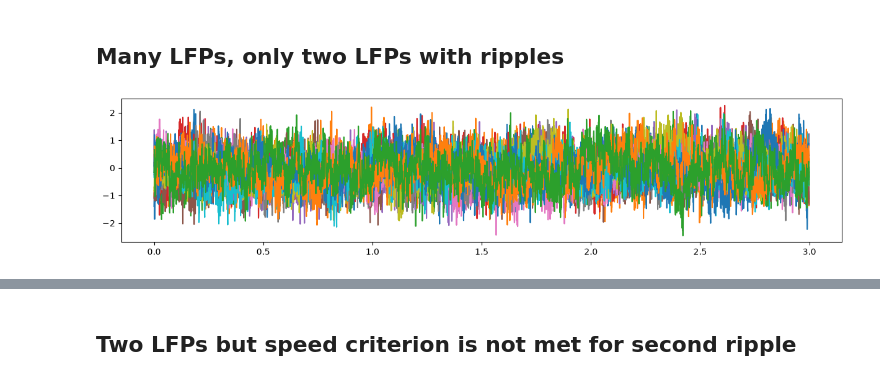
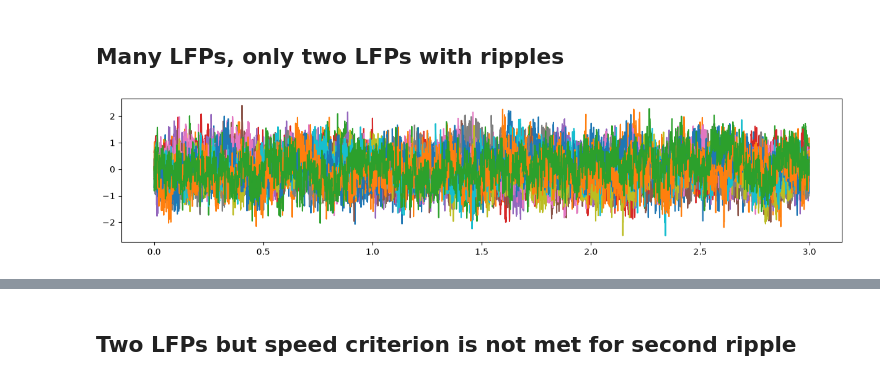
Before and after one commit to Eden-Kramer-Lab/ripple_detection, a Jupyter notebook: examples/detection_examples.ipynb, the cells around one changed output, grey strips where cells are left out. Cells and saved outputs as stored; diff of their text form; code cells hidden in the pictures.

```diff
--- a/examples/detection_examples.ipynb
+++ b/examples/detection_examples.ipynb
@@ -234,29 +235,30 @@ for ripple in Kay_ripple_times.itertuples():
 # %% [markdown]
 ## Many LFPs, only two LFPs with ripples
 # %%
+rng = np.random.default_rng(4)
 lfps = np.stack(
     (
-        simulate_LFP(time, [1.1, 2.1], noise_amplitude=1.2, ripple_amplitude=1.5),
-        simulate_LFP(time, [0.5, 2.5], noise_amplitude=1.2, ripple_amplitude=1.5),
-        simulate_LFP(time, [], noise_amplitude=1.2, ripple_amplitude=1.5),
-        simulate_LFP(time, [], noise_amplitude=1.2, ripple_amplitude=1.5),
-        simulate_LFP(time, [], noise_amplitude=1.2, ripple_amplitude=1.5),
-        simulate_LFP(time, [], noise_amplitude=1.2, ripple_amplitude=1.5),
-        simulate_LFP(time, [], noise_amplitude=1.2, ripple_amplitude=1.5),
-        simulate_LFP(time, [], noise_amplitude=1.2, ripple_amplitude=1.5),
-        simulate_LFP(time, [], noise_amplitude=1.2, ripple_amplitude=1.5),
-        simulate_LFP(time, [], noise_amplitude=1.2, ripple_amplitude=1.5),
-        simulate_LFP(time, [], noise_amplitude=1.2, ripple_amplitude=1.5),
-        simulate_LFP(time, [], noise_amplitude=1.2, ripple_amplitude=1.5),
-        simulate_LFP(time, [], noise_amplitude=1.2, ripple_amplitude=1.5),
+        simulate_LFP(time, [1.1, 2.1], noise_amplitude=1.2, ripple_amplitude=1.5, rng=rng),
+        simulate_LFP(time, [0.5, 2.5], noise_amplitude=1.2, ripple_amplitude=1.5, rng=rng),
+        simulate_LFP(time, [], noise_amplitude=1.2, ripple_amplitude=1.5, rng=rng),
+        simulate_LFP(time, [], noise_amplitude=1.2, ripple_amplitude=1.5, rng=rng),
+        simulate_LFP(time, [], noise_amplitude=1.2, ripple_amplitude=1.5, rng=rng),
+        simulate_LFP(time, [], noise_amplitude=1.2, ripple_amplitude=1.5, rng=rng),
+        simulate_LFP(time, [], noise_amplitude=1.2, ripple_amplitude=1.5, rng=rng),
+        simulate_LFP(time, [], noise_amplitude=1.2, ripple_amplitude=1.5, rng=rng),
+        simulate_LFP(time, [], noise_amplitude=1.2, ripple_amplitude=1.5, rng=rng),
+        simulate_LFP(time, [], noise_amplitude=1.2, ripple_amplitude=1.5, rng=rng),
+        simulate_LFP(time, [], noise_amplitude=1.2, ripple_amplitude=1.5, rng=rng),
+        simulate_LFP(time, [], noise_amplitude=1.2, ripple_amplitude=1.5, rng=rng),
+        simulate_LFP(time, [], noise_amplitude=1.2, ripple_amplitude=1.5, rng=rng),
     ),
     axis=1,
 )
 fig, ax = plt.subplots(figsize=(15, 3))
 ax.plot(time, lfps)
 speed = np.ones_like(time)
 # %% [output]
-[figure, old version]
+[figure, new version]
 # %%
 filtered_lfps = filter_ripple_band(lfps, SAMPLING_FREQUENCY)
 Karlsson_ripple_times = Karlsson_ripple_detector(
```
Also changed, not shown: parts of 20 cells of this notebook.
